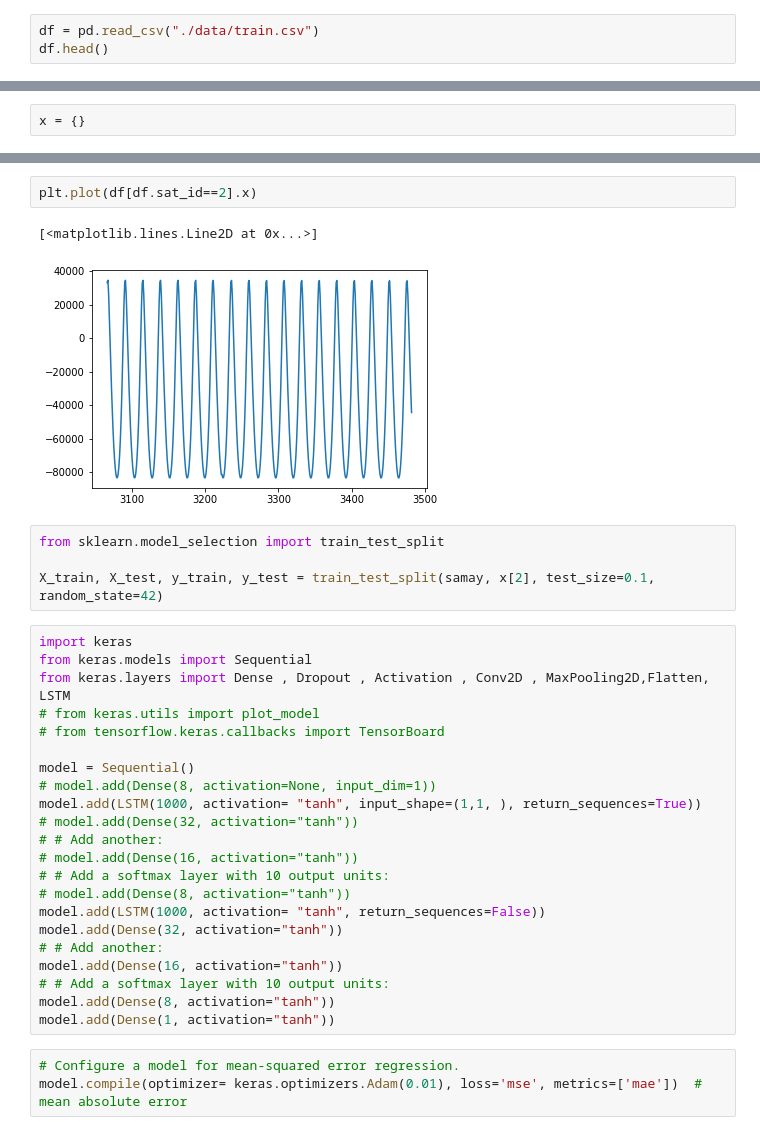
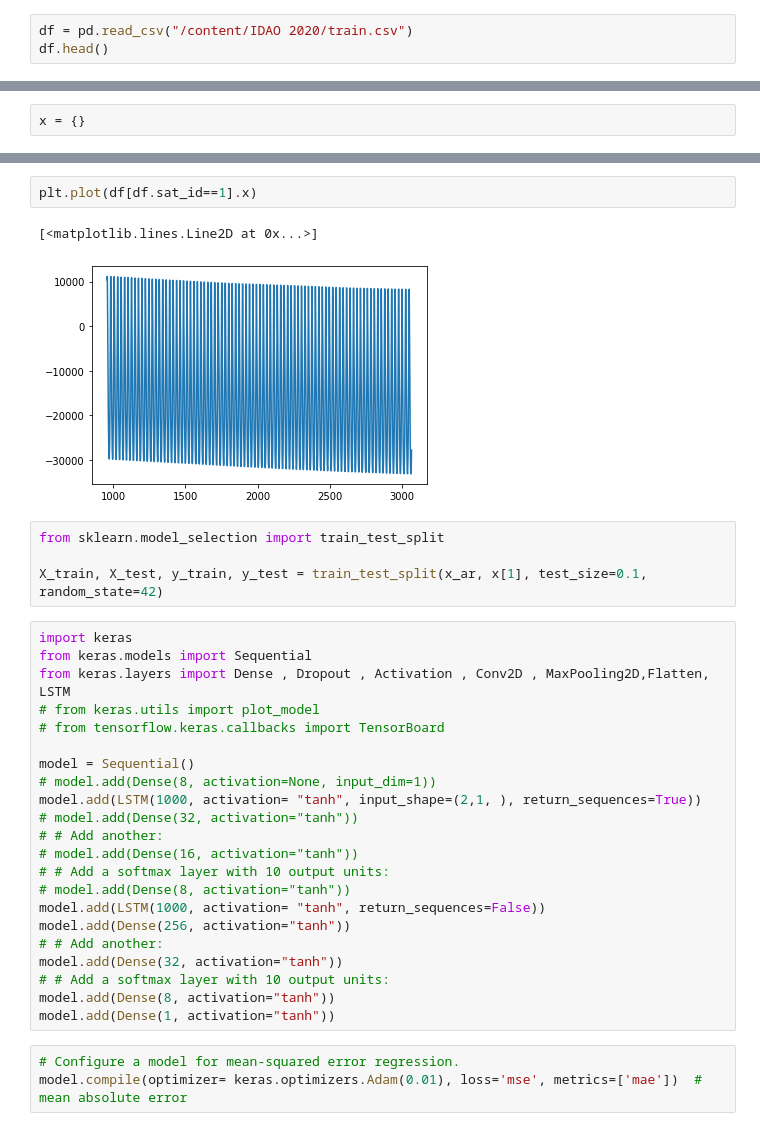
Before and after one commit to GopiKishan14/IDAO_2020, a Jupyter notebook: DA.ipynb, the cells around one changed output, grey strips where cells are left out. Drawn from its saved outputs; the diff is of its cells as text.

```diff
--- a/DA.ipynb
+++ b/DA.ipynb
@@ -4,7 +21,7 @@ import matplotlib.pyplot as plt
 
 import pandas as pd
 # %%
-df = pd.read_csv("./data/train.csv")
+df = pd.read_csv("/content/IDAO 2020/train.csv")
 df.head()
 # %% [output]
 |  | id | epoch | sat_id | x | y | z | Vx | Vy | Vz | x_sim | y_sim | ... |
@@ -399,12 +387,12 @@ samay.shape
 # %%
-plt.plot(df[df.sat_id==2].x)
+plt.plot(df[df.sat_id==1].x)
 # %% [output]
 [<matplotlib.lines.Line2D at 0x...>]
-[figure, old version]
+[figure, new version]
 # %%
 from sklearn.model_selection import train_test_split
 
-X_train, X_test, y_train, y_test = train_test_split(samay, x[2], test_size=0.1, random_state=42)
+X_train, X_test, y_train, y_test = train_test_split(x_ar, x[1], test_size=0.1, random_state=42)
 # %%
 import keras
 from keras.models import Sequential
@@ -414,16 +402,16 @@ from keras.layers import Dense , Dropout , Activation , Conv2D , MaxPooling2D,Fl
 
 model = Sequential()
 # model.add(Dense(8, activation=None, input_dim=1))
-model.add(LSTM(1000, activation= "tanh", input_shape=(1,1, ), return_sequences=True))
+model.add(LSTM(1000, activation= "tanh", input_shape=(2,1, ), return_sequences=True))
 # model.add(Dense(32, activation="tanh"))
 # # Add another:
 # model.add(Dense(16, activation="tanh"))
 # # Add a softmax layer with 10 output units:
 # model.add(Dense(8, activation="tanh"))
 model.add(LSTM(1000, activation= "tanh", return_sequences=False))
+model.add(Dense(256, activation="tanh"))
+# # Add another:
 model.add(Dense(32, activation="tanh"))
-# # Add another:
-model.add(Dense(16, activation="tanh"))
 # # Add a softmax layer with 10 output units:
 model.add(Dense(8, activation="tanh"))
 model.add(Dense(1, activation="tanh"))
```
Also changed, not shown: parts of 20 cells of this notebook.
